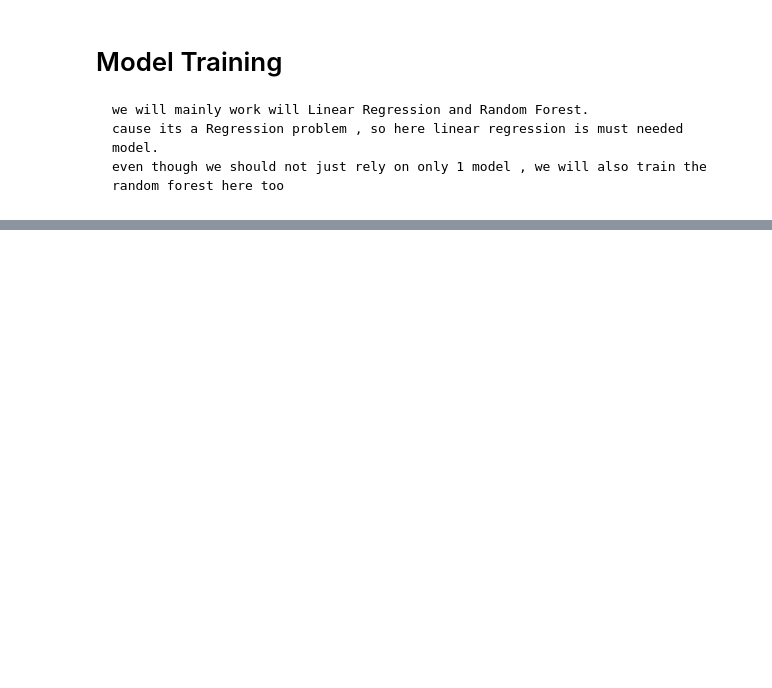
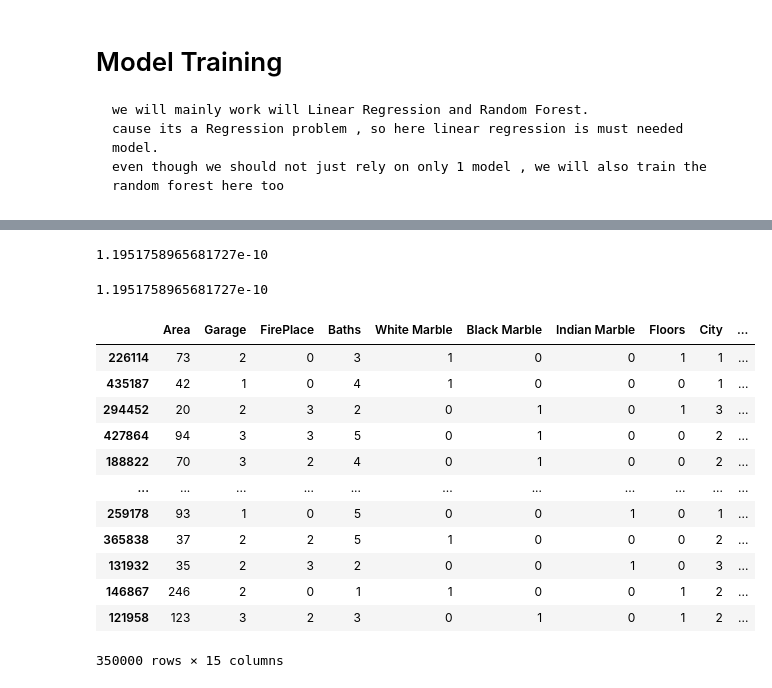
Before and after one commit to yadavchandan26/Machine-Learning, a Jupyter notebook: house_price_prediction.ipynb, the cells around one changed output, grey strips where cells are left out. Drawn from its saved outputs; the diff is of its cells as text; code cells hidden in the pictures; blank space fills up the shorter version.

Commit message:
model training

```diff
--- a/house_price_prediction.ipynb
+++ b/house_price_prediction.ipynb
@@ -149,10 +149,10 @@ Text(0.5, 1.0, 'Price vs Floors')
 # %%
 #lets create area per square feet feature
 
-data['area_per_sqft']=data['Prices']/data['Area']
+# data['area_per_sqft']=data['Prices']/data['Area']
 
-x=data.drop('Prices',axis=1)
-y=data['Prices']
+# x=data.drop('Prices',axis=1)
+# y=data['Prices']
 # %%
 # feature splitting
 
@@ -175,0 +181,39 @@ NameError: name 'model' is not defined
+# %%
+# changes in features
+x=data.drop(['Prices','area_per_sqft'],axis=1)
+y=data['Prices']
+x_train,x_test,y_train,y_test=train_test_split(x,y,test_size=.3,random_state=42)
+
+# here i made i mistake in the name of area_per_sqft / price_pr_sqft
+#but cause im removing the feature , it wont interrupt
+# %%
+linear_model=LinearRegression()
+model_train(linear_model,x_train,y_train)
+y_pred=linear_model.predict(x_test)
+
+root_mean_squared_error(y_test,y_pred)
+# %% [output]
+1.1951758965681727e-10
+# %%
+ridge=Ridge(alpha=2)
+model_train(ridge,x_train,y_train)
+y_pred=linear_model.predict(x_test)
+root_mean_squared_error(y_test,y_pred)
+# %% [output]
+1.1951758965681727e-10
+# %%
+x_train
+# %% [output]
+|  | Area | Garage | FirePlace | Baths | White Marble | Black Marble | Indian Marble | Floors | City | ... |
+| 226114 | 73 | 2 | 0 | 3 | 1 | 0 | 0 | 1 | 1 | ... |
+| 435187 | 42 | 1 | 0 | 4 | 1 | 0 | 0 | 0 | 1 | ... |
+| 294452 | 20 | 2 | 3 | 2 | 0 | 1 | 0 | 1 | 3 | ... |
+| 427864 | 94 | 3 | 3 | 5 | 0 | 1 | 0 | 0 | 2 | ... |
+| 188822 | 70 | 3 | 2 | 4 | 0 | 1 | 0 | 0 | 2 | ... |
+| ... | ... | ... | ... | ... | ... | ... | ... | ... | ... | ... |
+| 259178 | 93 | 1 | 0 | 5 | 0 | 0 | 1 | 0 | 1 | ... |
+| 365838 | 37 | 2 | 2 | 5 | 1 | 0 | 0 | 0 | 2 | ... |
+| 131932 | 35 | 2 | 3 | 2 | 0 | 0 | 1 | 0 | 3 | ... |
+| 146867 | 246 | 2 | 0 | 1 | 1 | 0 | 0 | 1 | 2 | ... |
+| 121958 | 123 | 3 | 2 | 3 | 0 | 1 | 0 | 1 | 2 | ... |
+350000 rows × 15 columns
```
Also changed, not shown: parts of 7 cells of this notebook.
